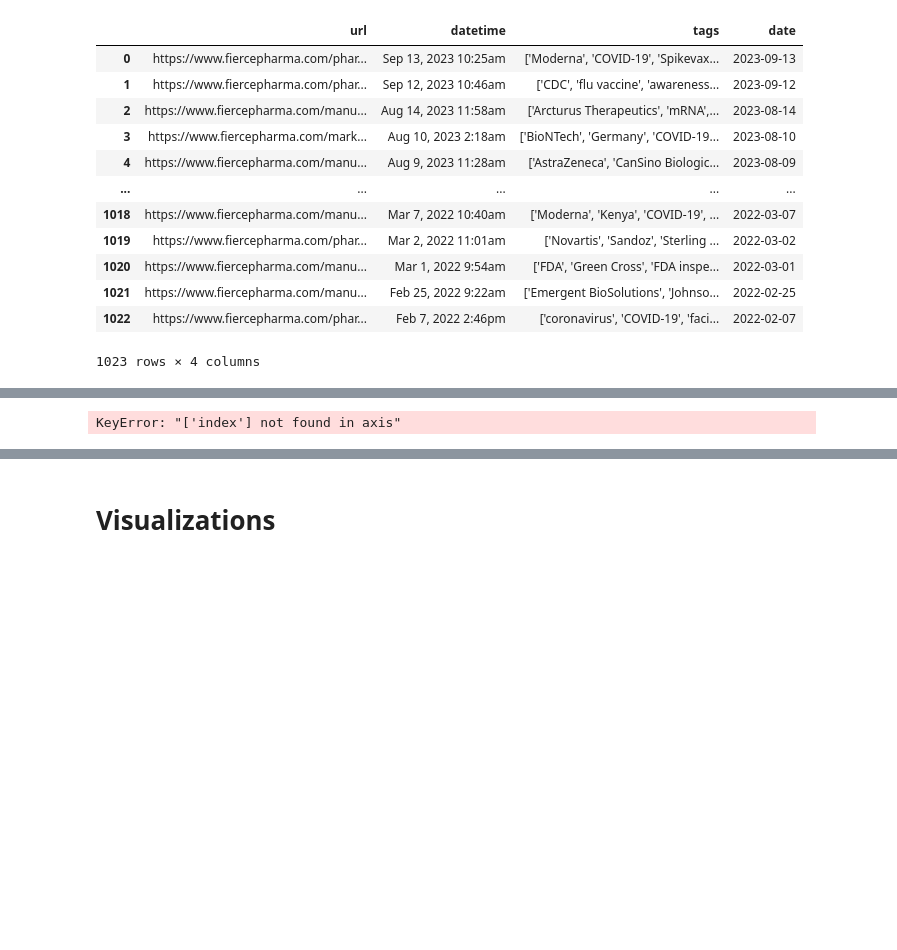
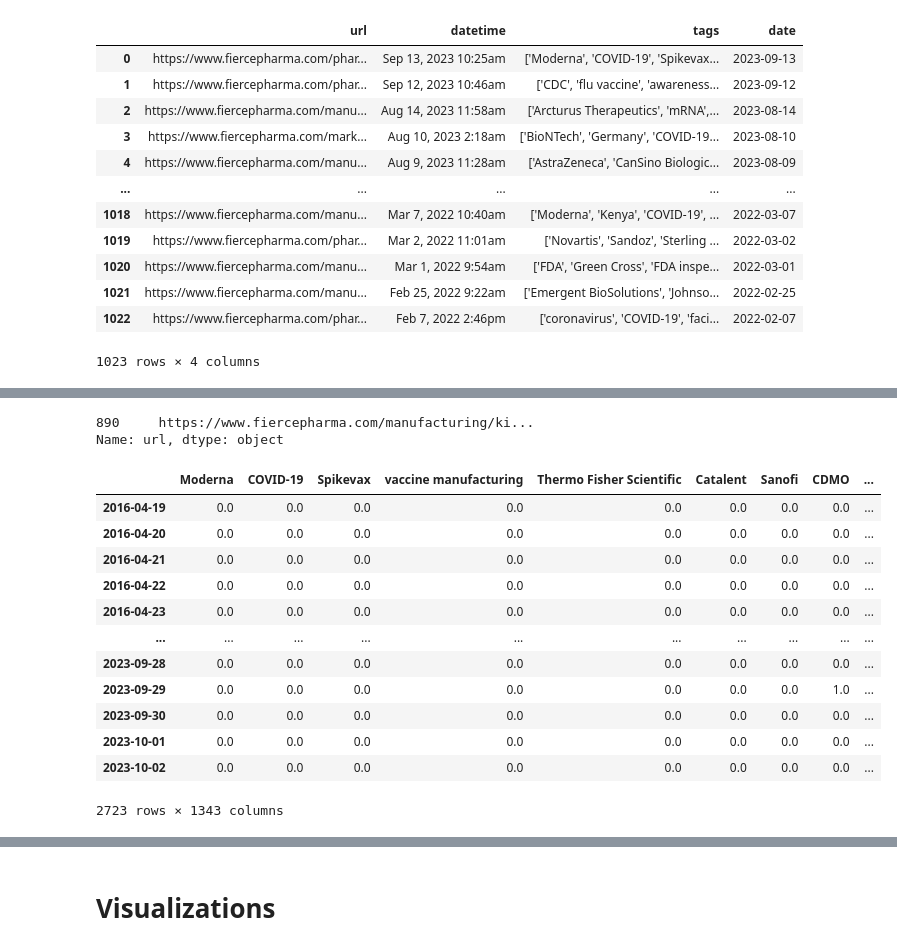
Before and after one commit to kevin-goh/HealthcareAGscraping, a Jupyter notebook: fiercepharma tags.ipynb, the cells around one changed output, grey strips where cells are left out. Cells and saved outputs as stored; diff of their text form; code cells hidden in the pictures; blank space fills up the shorter version.

```diff
--- a/fiercepharma tags.ipynb
+++ b/fiercepharma tags.ipynb
@@ -370,13 +355,30 @@ DataFrame is highly fragmented.  This is usually the result of calling `frame.in
+# %%
+working_df[working_df['inhaler']==1]['url']
+# %% [output]
+890     https://www.fiercepharma.com/manufacturing/ki...
+Name: url, dtype: object
 # %%
-results_df=working_df.sort_values('date').drop(columns=['index','url','datetime','tags']).reset_index(drop=True)
+results_df=working_df.sort_values('date').drop(columns=['url','datetime','tags']).reset_index(drop=True)
 results_df=results_df.groupby('date').sum()
 results_df.index=pd.DatetimeIndex(results_df.index)
 idx=pd.date_range(results_df.index[0],results_df.index[-1])
 results_df=results_df.reindex(idx)
 results_df.fillna(0,inplace=True)
 results_df
 # %% [output]
+|  | Moderna | COVID-19 | Spikevax | vaccine manufacturing | Thermo Fisher Scientific | Catalent | Sanofi | CDMO | ... |
+| 2016-04-19 | 0.0 | 0.0 | 0.0 | 0.0 | 0.0 | 0.0 | 0.0 | 0.0 | ... |
+| 2016-04-20 | 0.0 | 0.0 | 0.0 | 0.0 | 0.0 | 0.0 | 0.0 | 0.0 | ... |
+| 2016-04-21 | 0.0 | 0.0 | 0.0 | 0.0 | 0.0 | 0.0 | 0.0 | 0.0 | ... |
+| 2016-04-22 | 0.0 | 0.0 | 0.0 | 0.0 | 0.0 | 0.0 | 0.0 | 0.0 | ... |
+| 2016-04-23 | 0.0 | 0.0 | 0.0 | 0.0 | 0.0 | 0.0 | 0.0 | 0.0 | ... |
+| ... | ... | ... | ... | ... | ... | ... | ... | ... | ... |
+| 2023-09-28 | 0.0 | 0.0 | 0.0 | 0.0 | 0.0 | 0.0 | 0.0 | 0.0 | ... |
+| 2023-09-29 | 0.0 | 0.0 | 0.0 | 0.0 | 0.0 | 0.0 | 0.0 | 1.0 | ... |
+| 2023-09-30 | 0.0 | 0.0 | 0.0 | 0.0 | 0.0 | 0.0 | 0.0 | 0.0 | ... |
+| 2023-10-01 | 0.0 | 0.0 | 0.0 | 0.0 | 0.0 | 0.0 | 0.0 | 0.0 | ... |
+| 2023-10-02 | 0.0 | 0.0 | 0.0 | 0.0 | 0.0 | 0.0 | 0.0 | 0.0 | ... |
-KeyError: "['index'] not found in axis"
+2723 rows × 1343 columns
 # %%
 annual=results_df.groupby(results_df.index.year).sum()
 # annual.reset_index(inplace=True)
```
Also changed, not shown: parts of 9 cells of this notebook, 1 other file.
